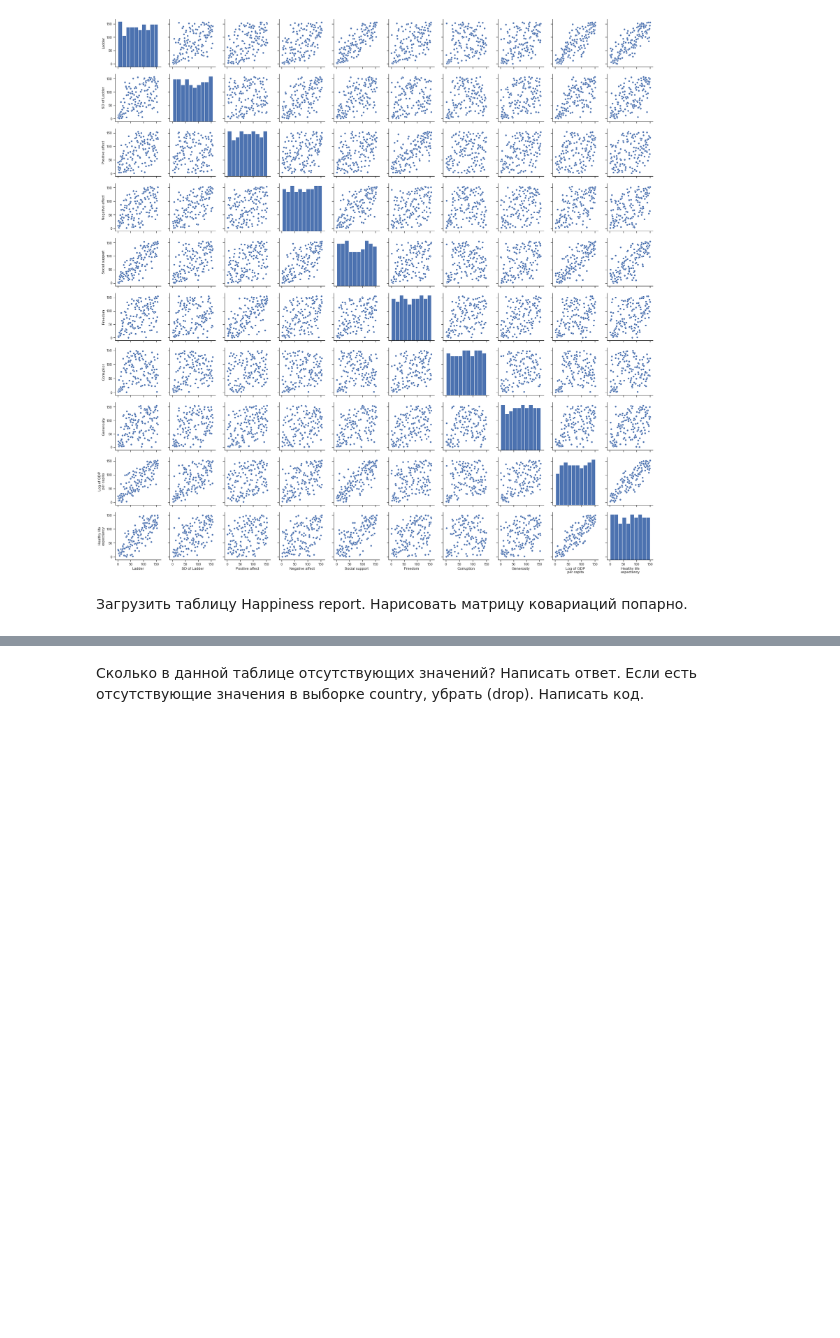
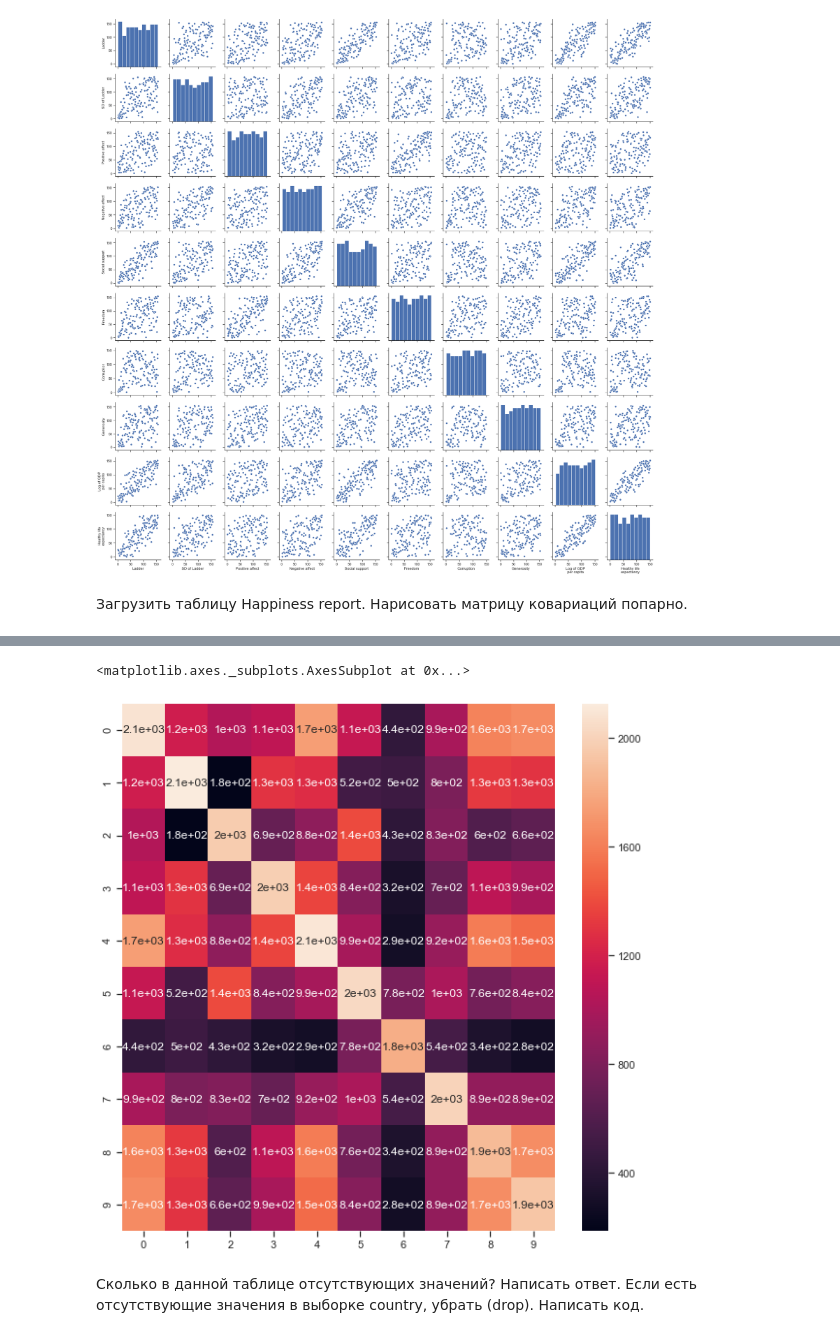
Before and after one commit to galinove/netology_pyda, a Jupyter notebook: Homeworks/dz_2_statistics.ipynb, the cells around one changed output, grey strips where cells are left out. Drawn from its saved outputs; the diff is of its cells as text; code cells hidden in the pictures; blank space fills up the shorter version.

```diff
--- a/Homeworks/dz_2_statistics.ipynb
+++ b/Homeworks/dz_2_statistics.ipynb
@@ -96,6 +96,17 @@ data.head()
 | 2 | Norway | 3 | 8 | 16.0 | 29.0 | 3.0 | 3.0 | ... |
 | 3 | Iceland | 4 | 9 | 3.0 | 3.0 | 1.0 | 7.0 | ... |
 | 4 | Netherlands | 5 | 1 | 12.0 | 25.0 | 15.0 | 19.0 | ... |
+# %%
+#upd10-01 матрица ковариации
+fig = plt.figure(figsize=(10,10))
+
+data1 = data.drop(columns=['Country (region)']).dropna().T
+X = np.around(np.cov(data1), decimals=0)
+
+sns.heatmap(X, annot=True)
+# %% [output]
+<matplotlib.axes._subplots.AxesSubplot at 0x...>
+[figure, added]
 # %% [markdown]
 Сколько в данной таблице отсутствующих значений? Написать ответ. Если есть отсутствующие значения в выборке country, убрать (drop). Написать код.
 # %%
```
Also changed, not shown: parts of 4 cells of this notebook.
